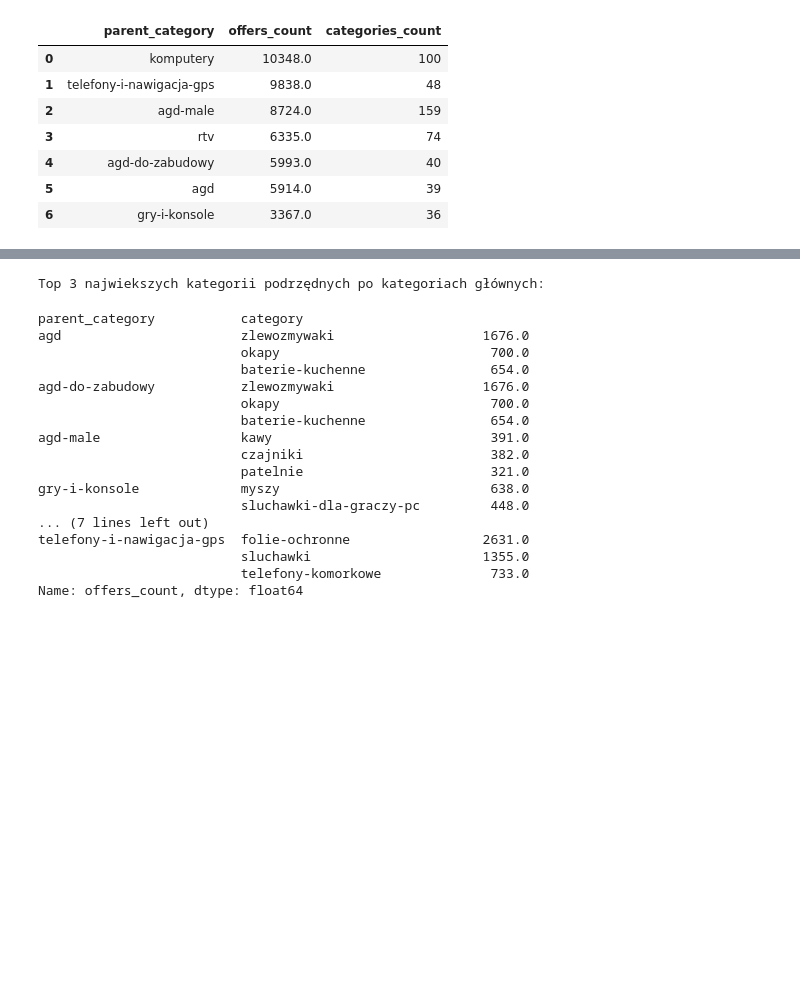
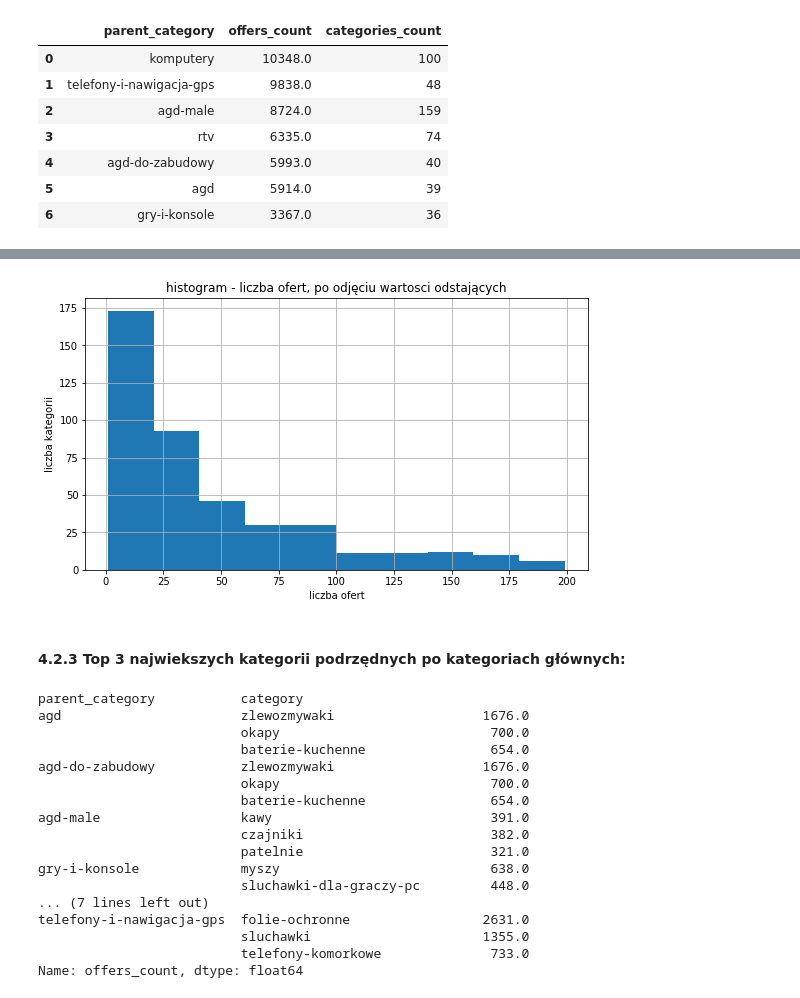
Before and after one commit to grzegorzpokorski/nocna-promocja-euro.com.pl, a Jupyter notebook: categories_analysis.ipynb, the cells around one changed output, grey strips where cells are left out. Saved outputs shown, nothing was run; the diff lists cells and outputs as text; code cells hidden in the pictures; blank space fills up the shorter version.

```diff
--- a/categories_analysis.ipynb
+++ b/categories_analysis.ipynb
@@ -94,23 +137,38 @@ plt.show()
+# %%
+q1, q3 = df.offers_count.quantile([.25,.75])
+iqr = q3 - q1
+down_boundary = q1-iqr*1.5
+upper_boundary = q3+iqr*1.5
+
+df[(df.offers_count < upper_boundary) & (df.offers_count > down_boundary)].offers_count.plot.hist(figsize=(9,5))
+plt.title("histogram - liczba ofert, po odjęciu wartosci odstających")
+plt.xlabel('liczba ofert')
+plt.ylabel('liczba kategorii')
+plt.grid()
+plt.savefig('./charts/histogram - liczba ofert, po odjęciu wartosci odstających.png')
+plt.show()
+# %% [output]
+[figure, added]
+# %% [markdown]
+#### 4.2.3 Top 3 najwiekszych kategorii podrzędnych po kategoriach głównych:
 # %%
 categories_summary = df.set_index('category').groupby('parent_category').offers_count.nlargest(3)
-print('Top 3 najwiekszych kategorii podrzędnych po kategoriach głównych:')
 categories_summary
 # %% [output]
-Top 3 najwiekszych kategorii podrzędnych po kategoriach głównych:
+parent_category           category
+agd                       zlewozmywaki                   1676.0
+                          okapy                           700.0
+                          baterie-kuchenne                654.0
+agd-do-zabudowy           zlewozmywaki                   1676.0
+                          okapy                           700.0
+                          baterie-kuchenne                654.0
+agd-male                  kawy                            391.0
+                          czajniki                        382.0
+                          patelnie                        321.0
+gry-i-konsole             myszy                           638.0
+                          sluchawki-dla-graczy-pc         448.0
+... (7 lines left out)
+telefony-i-nawigacja-gps  folie-ochronne                 2631.0
+                          sluchawki                      1355.0
+                          telefony-komorkowe              733.0
+Name: offers_count, dtype: float64
-parent_category           category
-agd                       zlewozmywaki                   1676.0
-                          okapy                           700.0
-                          baterie-kuchenne                654.0
-agd-do-zabudowy           zlewozmywaki                   1676.0
-                          okapy                           700.0
-                          baterie-kuchenne                654.0
-agd-male                  kawy                            391.0
-                          czajniki                        382.0
-                          patelnie                        321.0
-gry-i-konsole             myszy                           638.0
-                          sluchawki-dla-graczy-pc         448.0
-... (7 lines left out)
-telefony-i-nawigacja-gps  folie-ochronne                 2631.0
-                          sluchawki                      1355.0
-                          telefony-komorkowe              733.0
-Name: offers_count, dtype: float64
```
Also changed, not shown: parts of 9 cells of this notebook, 5 other files.
